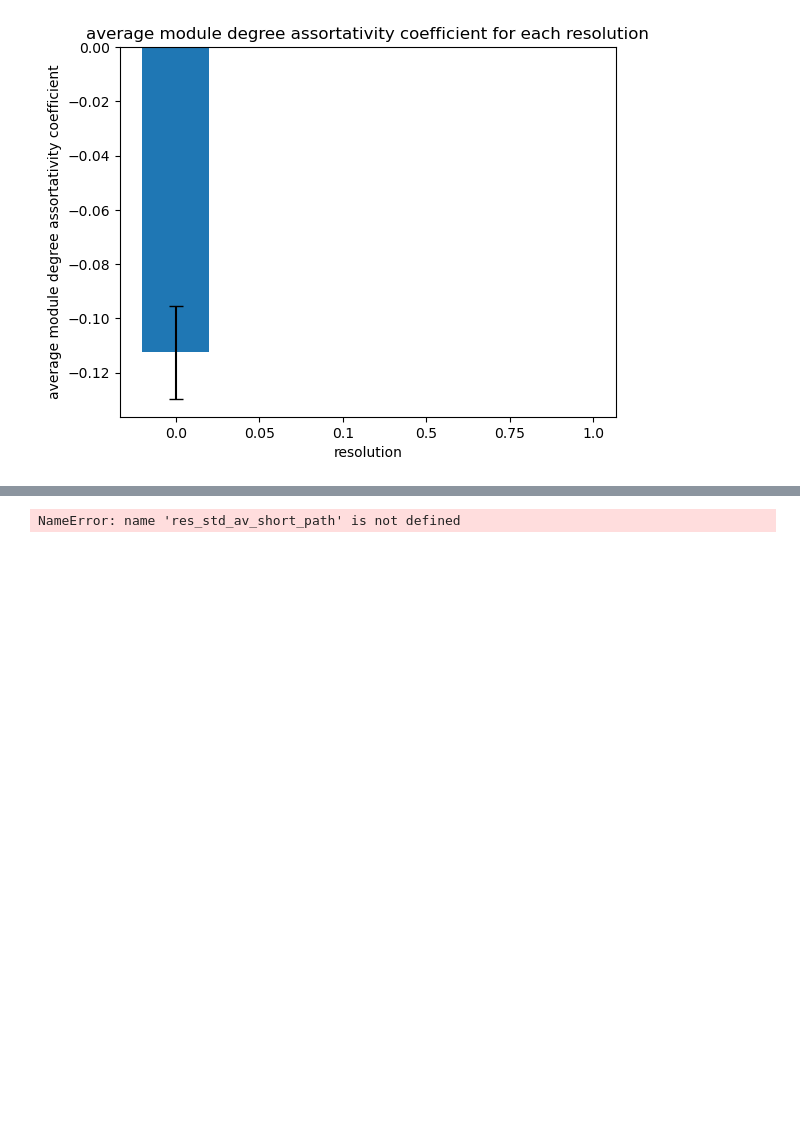
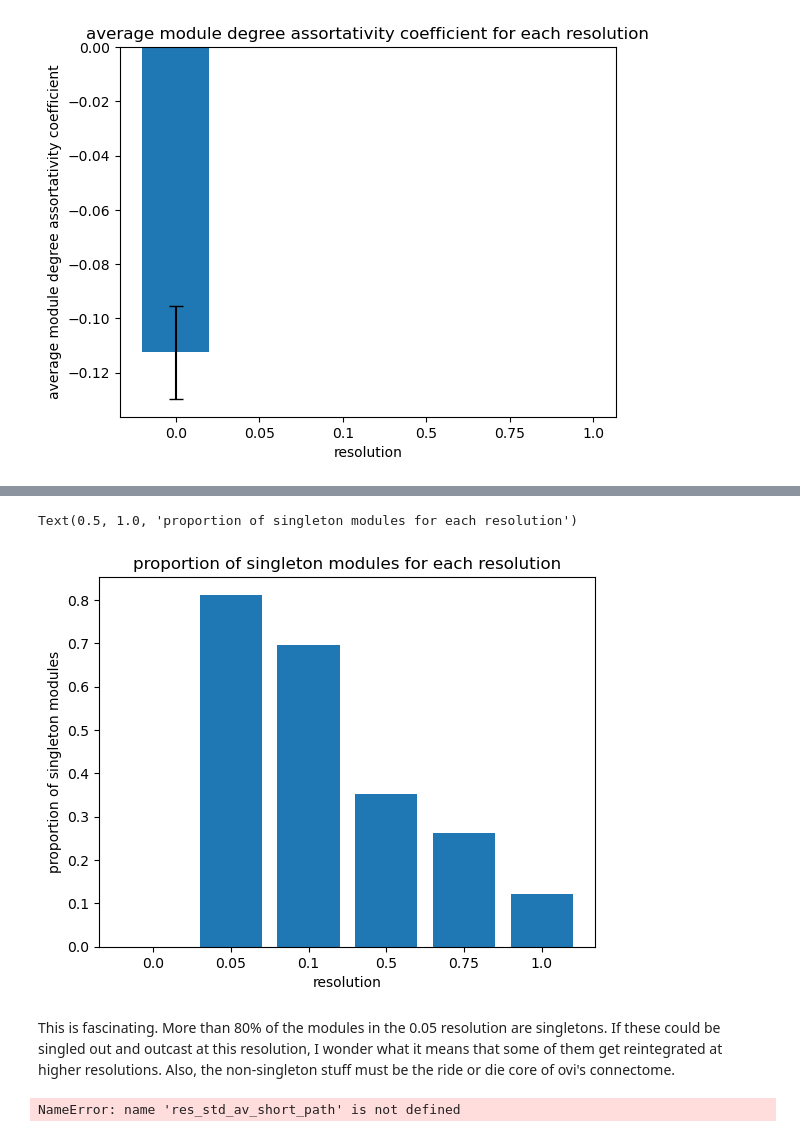
Before and after one commit to Gutierrez-lab/oviIN-analyses-gabrielle, a Jupyter notebook: graph_metrics_sandbox.ipynb, the cells around one changed output, grey strips where cells are left out. Drawn from its saved outputs; the diff is of its cells as text; code cells hidden in the pictures; blank space fills up the shorter version.

```diff
--- a/graph_metrics_sandbox.ipynb
+++ b/graph_metrics_sandbox.ipynb
@@ -552,6 +562,8 @@ res_ste_assortativity = []
 res_mean_av_short_path = []
 res_ste_av_short_path = []
 res_strongly_connected = []
+res_treeness = []
+res_singleness = []
 
 for res in ovi_in_HB_node_df.columns[1:7]:
 
@@ -559,6 +571,8 @@ for res in ovi_in_HB_node_df.columns[1:7]:
     assortativity = []
     av_short_path = []
     strongly_connected = []
+    treeness = []
+    singleness = []
 
     # iterate through the modules for a given resolution and calculate the density
     for m in range(1,ovi_in_HB_node_df[res].max() + 1):
@@ -570,14 +584,27 @@ for res in ovi_in_HB_node_df.columns[1:7]:
         # density of the subgraph
         densities.append(nx.density(G_ovi_in_chunk))
 
-        # degree assortativity coefficient of the subgraph
-        #assortativity.append(nx.degree_assortativity_coefficient(G_ovi_in_chunk))
+        # check if module is a singleton
+        singleness.append(len(chunk.index)==1)
 
-        # average shortest path length of the subgraph: this is problematic because some modules are not connected
-        #av_short_path.append(nx.average_shortest_path_length(G_ovi_in_chunk.to_undirected()))
+        if len(chunk.index)==1:
+            assortativity.append(np.nan)
+            av_short_path.append(np.nan)
+            strongly_connected.append(np.nan) # don't forget to change how we work with this below
+            treeness.append(np.nan)
 
-        # connectedness of the subgraph
-        strongly_connected.append(nx.is_strongly_connected(G_ovi_in_chunk))
+        else:
+            # degree assortativity coefficient of the subgraph
+            assortativity.append(nx.degree_assortativity_coefficient(G_ovi_in_chunk))
+
+            # average shortest path length of the subgraph: this is problematic because some modules are not connected
+            av_short_path.append(nx.average_shortest_path_length(G_ovi_in_chunk.to_undirected()))
+
+            # connectedness of the subgraph
+            strongly_connected.append(nx.is_strongly_connected(G_ovi_in_chunk))
+
+            # tree check of the subgraph
+            treeness.append(nx.is_tree(G_ovi_in_chunk))
 
     # calculate the average density of the modules
     res_mean_density.append(np.mean(densities))
@@ -599,8 +626,16 @@ for res in ovi_in_HB_node_df.columns[1:7]:
     #res_ste_av_short_path.append(np.std(av_short_path)/np.sqrt(len(av_short_path)))
 
     # calculate the proportion of modules that are strongly connected
+    # TWEAK THIS
     res_strongly_connected.append(np.sum(strongly_connected)/len(strongly_connected))
 
-    print(strongly_connected)
+    # calculate the proportion of modules that are trees
+    # TWEAK THIS
+    res_treeness.append(np.sum(treeness)/len(treeness))
+
+    # calculate the proportion of modules that are singletons
+    res_singleness.append(np.sum(singleness)/len(singleness))
+
+    print(singleness)
 # %% [output]
 [False, False, False, False, False]
@@ -652,3 +698,14 @@ Text(0.5, 1.0, 'proportion of strongly connected modules for each resolution')
+# %%
+# make a bar plot of the proportion of modules that are singletons for each resolution
+plt.bar(ovi_in_HB_node_df.columns[1:7], res_singleness)
+plt.xlabel('resolution')
+plt.ylabel('proportion of singleton modules')
+plt.title('proportion of singleton modules for each resolution')
+# %% [output]
+Text(0.5, 1.0, 'proportion of singleton modules for each resolution')
+[figure, added]
+# %% [markdown]
+This is fascinating. More than 80% of the modules in the 0.05 resolution are singletons. If these could be singled out and outcast at this resolution, I wonder what it means that some of them get reintegrated at higher resolutions. Also, the non-singleton stuff must be the ride or die core of ovi's connectome.
 # %%
 # make a bar plot of the average shortest path length of the modules for each resolution with error bars
 plt.bar(ovi_in_HB_node_df.columns[1:7], res_mean_av_short_path, yerr=res_std_av_short_path, capsize=5)
```
Also changed, not shown: parts of 7 cells of this notebook.
